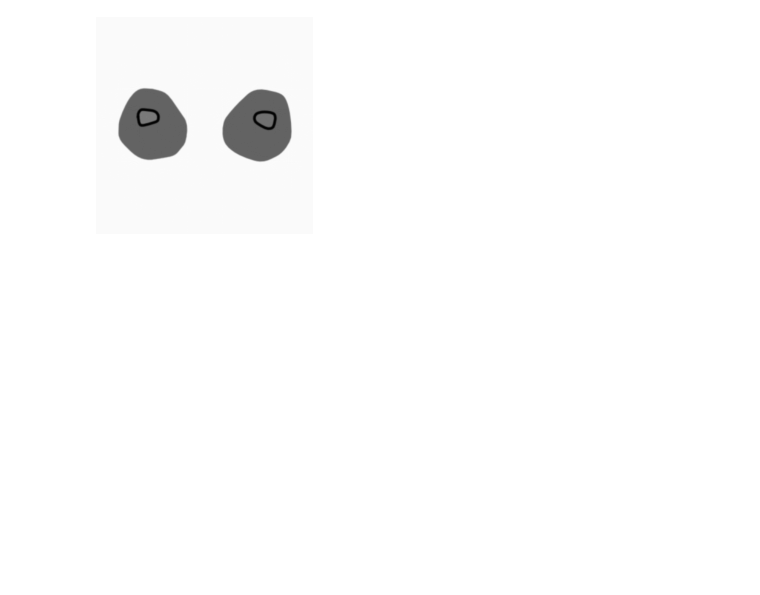
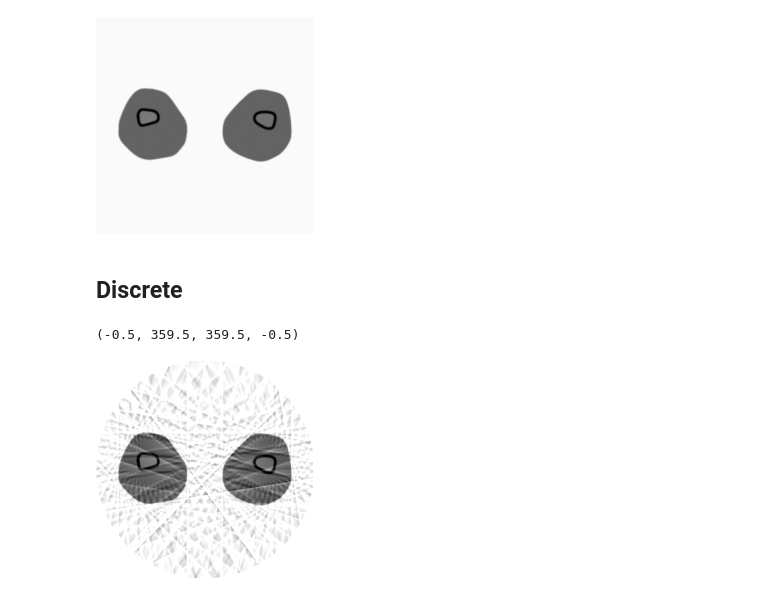
Before and after one commit to kolibril13/ct-scanner-webapp, a Jupyter notebook: notebooks_for_dev/Generate_pre_rendered_images_json.ipynb, the cells around one changed output. Cells and saved outputs as stored; diff of their text form; code cells hidden in the pictures; blank space fills up the shorter version.

Commit message:
new discrete images

```diff
--- a/notebooks_for_dev/Generate_pre_rendered_images_json.ipynb
+++ b/notebooks_for_dev/Generate_pre_rendered_images_json.ipynb
@@ -83,3 +83,27 @@ with Path("legs_continuous.json").open("w") as jsonFile:
         sort_keys=False,
         cls=NumpyArrayEncoder,
     )
+# %% [markdown]
+## Discrete
+# %%
+imgs = []
+for i in range(0, 20):
+    fromangle = 18 * i
+    toangle = 18 * i + 1
+    thetaX = theta[fromangle:toangle]
+    sinogramX = sinogram[:, fromangle:toangle]
+    filtered_imX = iradon(sinogramX, theta=thetaX, filter_name="shepp-logan")
+    imgs.append(-filtered_imX)
+
+
+img_final = imgs[0] * 0
+
+for im in imgs:
+    img_final += im
+
+#plt.imshow(img_final, cmap="gray")
+plt.imshow(np.clip((img_final) / 20, -1, 0), cmap="gray")
+plt.axis("off")
+# %% [output]
+(-0.5, 359.5, 359.5, -0.5)
+[figure, added]
```
Also changed, not shown: parts of 1 cell of this notebook, 10 other files.
